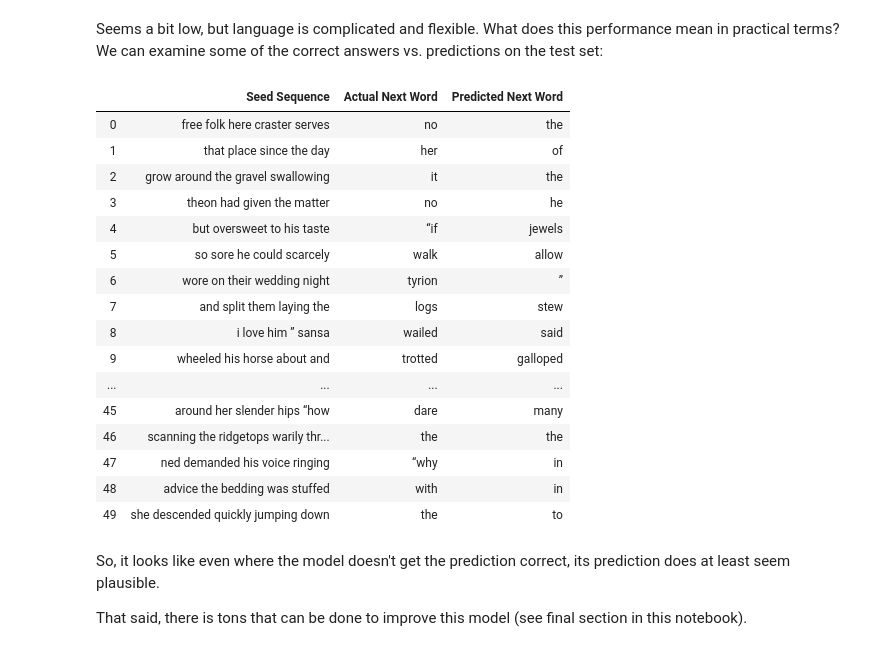
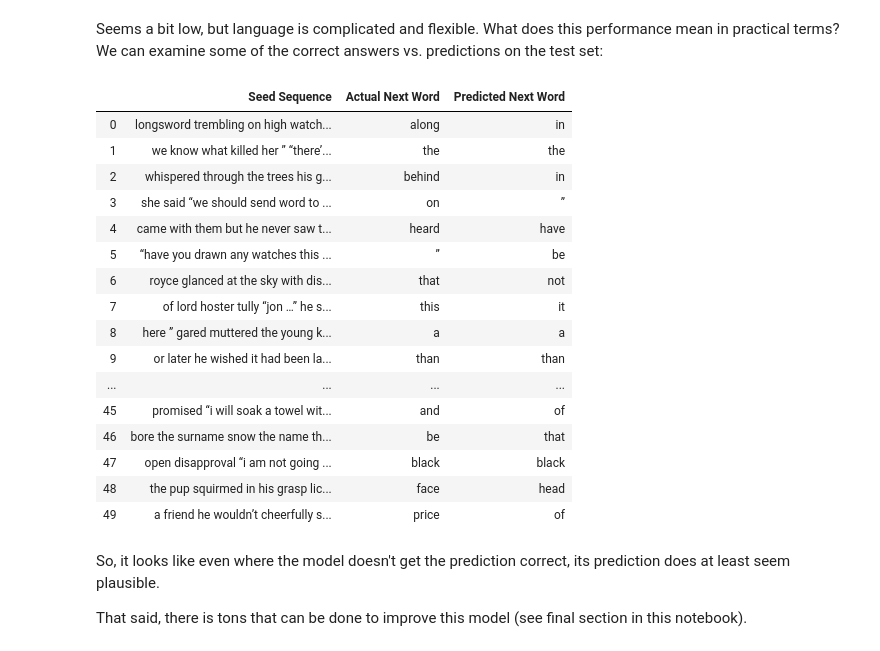
Before and after one commit to nslatysheva/ODSC_Sequence_Modelling, a Jupyter notebook: GoT_Language_Model.ipynb, the cells around one changed output. Cells and saved outputs as stored; diff of their text form; code cells hidden in the pictures.

Commit message:
version 2 of the notebook and model

```diff
--- a/GoT_Language_Model.ipynb
+++ b/GoT_Language_Model.ipynb
@@ -627,4 +785,0 @@ We will also shuffle the entries, since otherwise our dataset first contains Boo
-# %%
-small_X = X[0:500000]
-# %%
-small_y = y[0:500000]
@@ -637,4 +785,0 @@ small_y = y[0:500000]
-# %%
-from sklearn.model_selection import train_test_split
-X_train, X_test, y_train, y_test = train_test_split(small_X, small_y, test_size=0.1, shuffle=True)
-# X_train, X_test, y_train, y_test = train_test_split(X, y, test_size=0.1, shuffle=True)
@@ -640,0 +825,2 @@ X_train, X_test, y_train, y_test = train_test_split(small_X, small_y, test_size=
+# %%
+X_train, X_test, y_train, y_test = batch_train_test_split(X, y, batch_size=10000)
@@ -751,34 +955,37 @@ Overall test accuracy: 0.11624
 # %% [markdown]
 Seems a bit low, but language is complicated and flexible. What does this performance mean in practical terms? We can examine some of the correct answers vs. predictions on the test set:
 # %%
+import pandas as pd
+pd.set_option('max_colwidth', 100)
+
 test_seed_sequences = tokeniser.sequences_to_texts(X_test[0:50])
-actual_next_words = tokeniser.sequences_to_texts([np.argmax(y_test, axis=1)[0:50]])[0].split(' ')
-prediction_index = model.predict_classes(X_test[0:50])
+actual_next_words = tokeniser.sequences_to_texts([[val[0] for val in np.array(np.argmax(y_test[0:50].todense(), axis=1))]])[0].split(' ')
+prediction_index = loaded_model.predict_classes(X_test[0:50])
 prediction_vector = tokeniser.sequences_to_texts([prediction_index])
 predictions = prediction_vector[0].split(' ')
 df = pd.DataFrame(list(zip(test_seed_sequences,
                            actual_next_words,
                            predictions)),
                   columns=['Seed Sequence', 'Actual Next Word', 'Predicted Next Word'])
 df
 # %% [output]
 |  | Seed Sequence | Actual Next Word | Predicted Next Word |
-| 0 | free folk here craster serves | no | the |
-| 1 | that place since the day | her | of |
-| 2 | grow around the gravel swallowing | it | the |
-| 3 | theon had given the matter | no | he |
-| 4 | but oversweet to his taste | “if | jewels |
-| 5 | so sore he could scarcely | walk | allow |
-| 6 | wore on their wedding night | tyrion | ” |
-| 7 | and split them laying the | logs | stew |
-| 8 | i love him ” sansa | wailed | said |
-| 9 | wheeled his horse about and | trotted | galloped |
+| 0 | longsword trembling on high watch... | along | in |
+| 1 | we know what killed her ” “there’... | the | the |
+| 2 | whispered through the trees his g... | behind | in |
+| 3 | she said “we should send word to ... | on | ” |
+| 4 | came with them but he never saw t... | heard | have |
+| 5 | “have you drawn any watches this ... | ” | be |
+| 6 | royce glanced at the sky with dis... | that | not |
+| 7 | of lord hoster tully “jon …” he s... | this | it |
+| 8 | here ” gared muttered the young k... | a | a |
+| 9 | or later he wished it had been la... | than | than |
 | ... | ... | ... | ... |
-| 45 | around her slender hips “how | dare | many |
-| 46 | scanning the ridgetops warily thr... | the | the |
-| 47 | ned demanded his voice ringing | “why | in |
-| 48 | advice the bedding was stuffed | with | in |
-| 49 | she descended quickly jumping down | the | to |
+| 45 | promised “i will soak a towel wit... | and | of |
+| 46 | bore the surname snow the name th... | be | that |
+| 47 | open disapproval “i am not going ... | black | black |
+| 48 | the pup squirmed in his grasp lic... | face | head |
+| 49 | a friend he wouldn’t cheerfully s... | price | of |
 # %% [markdown]
 So, it looks like even where the model doesn't get the prediction correct, its prediction does at least seem plausible.
 
```
Also changed, not shown: parts of 59 cells of this notebook.
